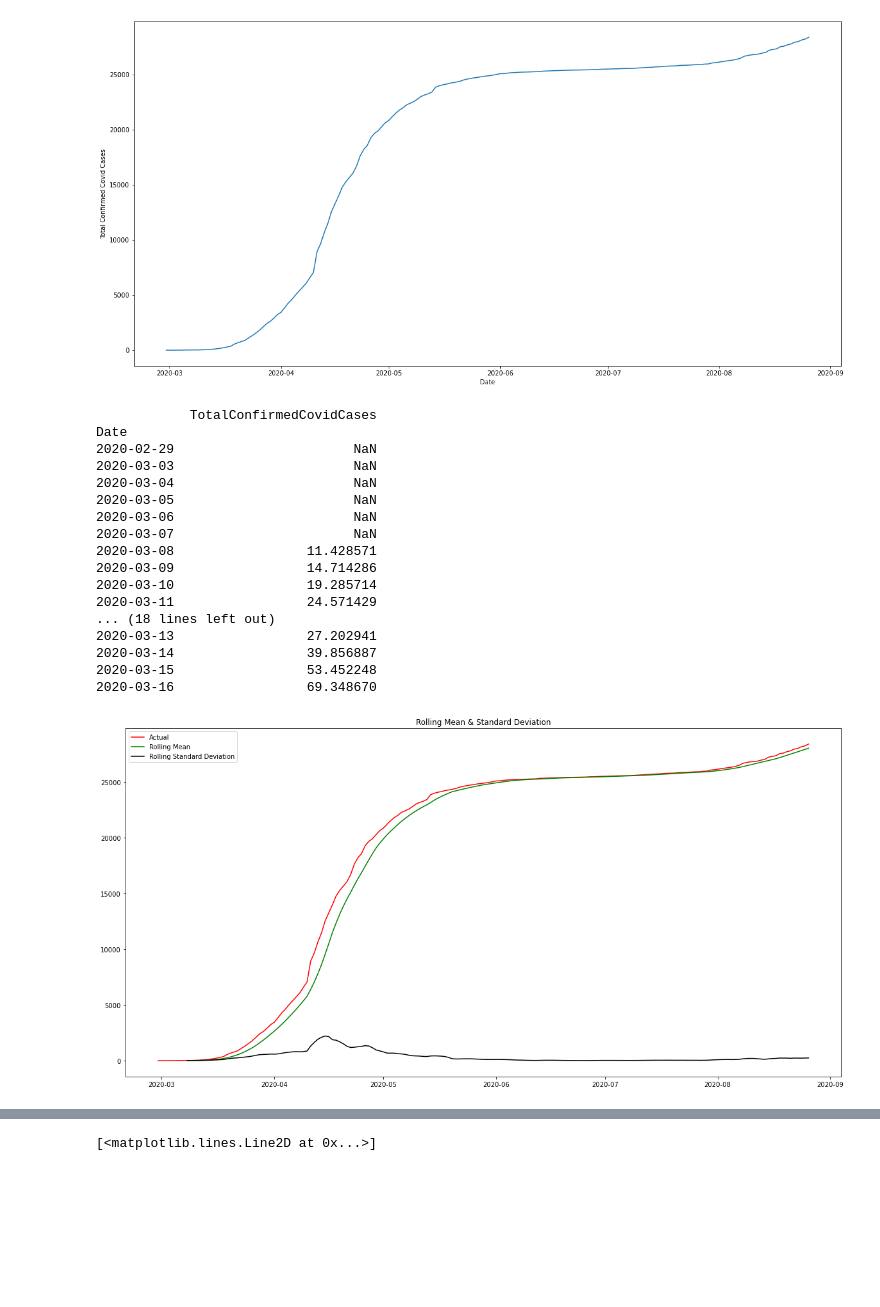
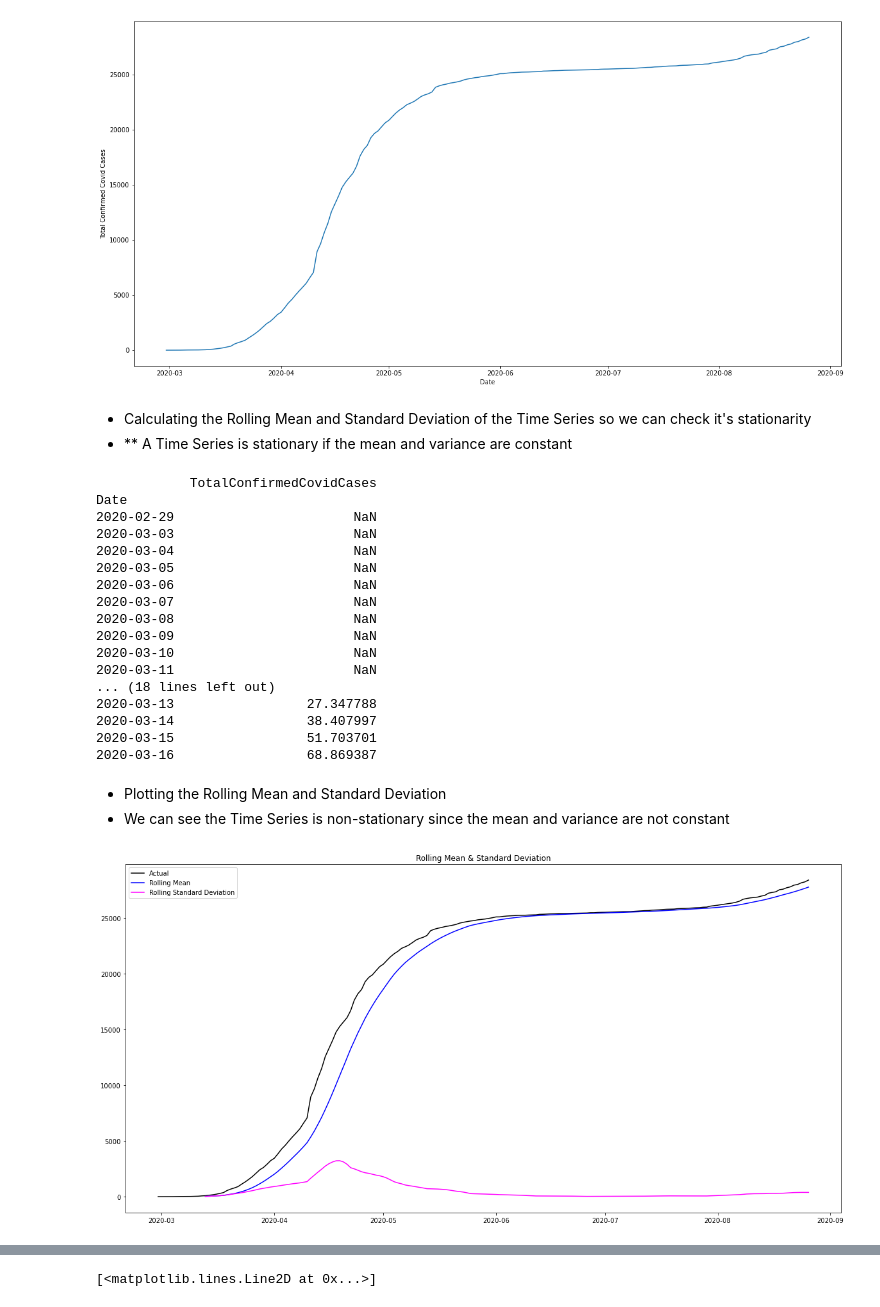
Before and after one commit to Nadia2411/Covid-Rates, a Jupyter notebook: TotalConfirmedCovidCases.ipynb, the cells around one changed output, grey strips where cells are left out. Cells and saved outputs as stored; diff of their text form; code cells hidden in the pictures; blank space fills up the shorter version.

```diff
--- a/TotalConfirmedCovidCases.ipynb
+++ b/TotalConfirmedCovidCases.ipynb
@@ -49,9 +52,12 @@ plt.plot(data)
 # %% [output]
 [<matplotlib.lines.Line2D at 0x...>]
 [figure]
+# %% [markdown]
+- Calculating the Rolling Mean and Standard Deviation of the Time Series so we can check it's stationarity
+- ** A Time Series is stationary if the mean and variance are constant
 # %%
-rolmean=data.rolling(window=7).mean()
-rolstd=data.rolling(window=7).std()
+rolmean=data.rolling(window=12).mean()
+rolstd=data.rolling(window=12).std()
 print(rolmean.head(15))
 print(rolstd.head(15))
 # %% [output]
@@ -63,22 +69,25 @@ Date
 2020-03-05                       NaN
 2020-03-06                       NaN
 2020-03-07                       NaN
-2020-03-08                 11.428571
-2020-03-09                 14.714286
-2020-03-10                 19.285714
-2020-03-11                 24.571429
+2020-03-08                       NaN
+2020-03-09                       NaN
+2020-03-10                       NaN
+2020-03-11                       NaN
 ... (18 lines left out)
-2020-03-13                 27.202941
-2020-03-14                 39.856887
-2020-03-15                 53.452248
-2020-03-16                 69.348670
+2020-03-13                 27.347788
+2020-03-14                 38.407997
+2020-03-15                 51.703701
+2020-03-16                 68.869387
+# %% [markdown]
+- Plotting the Rolling Mean and Standard Deviation
+- We can see the Time Series is non-stationary since the mean and variance are not constant
 # %%
 plt.figure(figsize=(20,10))
-actual=plt.plot(data, color='red', label='Actual')
-mean_6=plt.plot(rolmean, color='green', label='Rolling Mean')
-std_6=plt.plot(rolstd, color='black', label='Rolling Standard Deviation')
+actual=plt.plot(data, color='black', label='Actual')
+mean_6=plt.plot(rolmean, color='blue', label='Rolling Mean')
+std_6=plt.plot(rolstd, color='magenta', label='Rolling Standard Deviation')
 plt.legend(loc='best')
 plt.title('Rolling Mean & Standard Deviation')
 plt.show(block=False)
 # %% [output]
-[figure, old version]
+[figure, new version]
```
Also changed, not shown: parts of 38 cells of this notebook, 1 other file.
